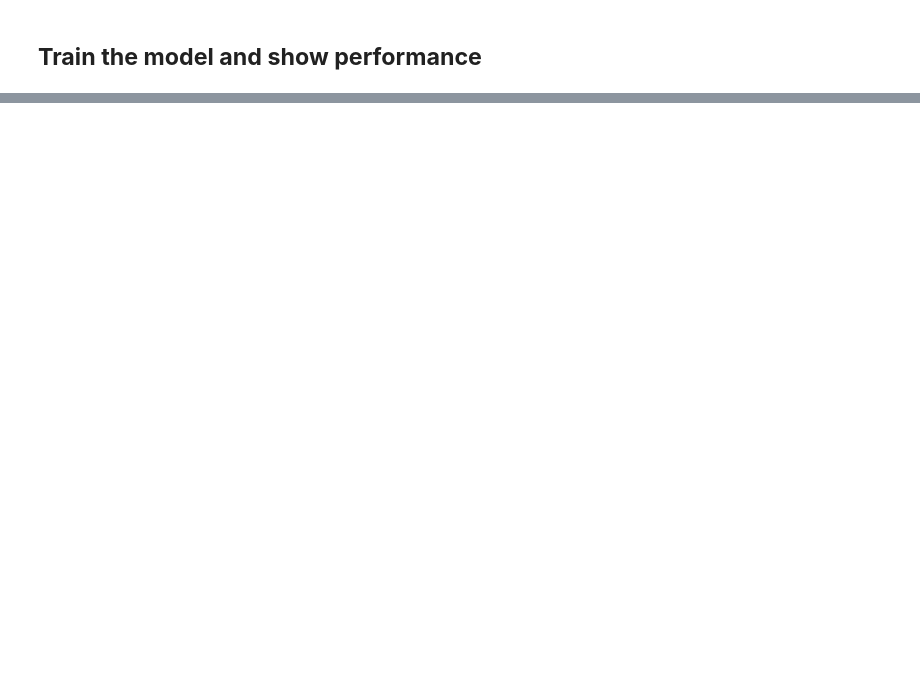
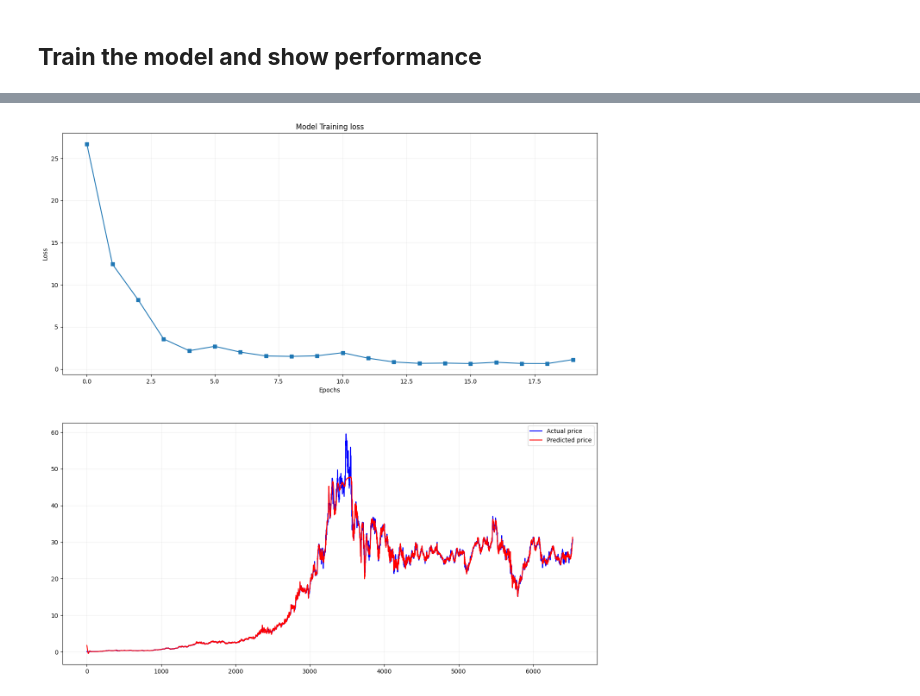
Before and after one commit to shre-db/stock-price-prediction-using-RNN-LSTM, a Jupyter notebook: notebook.ipynb, the cells around one changed output, grey strips where cells are left out. Cells and saved outputs as stored; diff of their text form; code cells hidden in the pictures; blank space fills up the shorter version.

Commit message:
Update notebook.ipynb
Trained an LSTM model with training iterations consisting of 20 epochs and tested with validation set.

```diff
--- a/notebook.ipynb
+++ b/notebook.ipynb
@@ -278,32 +285,38 @@ test_set = price[int(0.9*len(price)):]
 # %%
 # Create a class for the DL model
 class LSTMnet(nn.Module):
-  def __init__(self, input_size, num_hidden, num_layers, do_print=False):
+  def __init__(self, input_size, hidden_size, num_layers, batch_size, do_print=False):
     super().__init__()
 
     # hyperparameters
     self.input_size = input_size
-    self.num_hidden = num_hidden
+    self.hidden_size = hidden_size
     self.num_layers = num_layers
+    self.batch_size = batch_size
     self.do_print = do_print
 
     # LSTM layer
-    self.lstm = nn.LSTM(input_size, num_hidden, num_layers)
+    self.lstm = nn.LSTM(input_size, hidden_size, num_layers)
 
     # Output layer
-    self.output = nn.Linear(num_hidden, 1)
+    self.linear = nn.Linear(hidden_size, 1)
 
   def forward(self, X):
     if self.do_print: print(f'Input: {list(X.shape)}')
 
+    # Initialize the hidden and cell states to zero
+    h = torch.zeros(self.num_layers, self.batch_size, self.hidden_size)
+    c = torch.zeros(self.num_layers, self.batch_size, self.hidden_size)
+
     # run through the RNN layer
-    y,hidden = self.lstm(X)
-    if self.do_print: print(f'RNN-out: {list(y.shape)}')
+    output, hidden = self.lstm(X, (h, c))
+    if self.do_print: print(f'RNN-out: {list(output.shape)}')
     if self.do_print: print(f'RNN-hidden: {list(hidden[0].shape)}')
     if self.do_print: print(f'RNN-cell: {list(hidden[1].shape)}')
 
     # pass the LSTM output through the linear output layer
-    output = self.output(y)
+    output = self.linear(output)
+
     if self.do_print: print(f'Output: {list(output.shape)}')
 
     return output, hidden
@@ -311,17 +324,17 @@ class LSTMnet(nn.Module):
 # Test the model with some data
 # Network parameters
 input_size = 1
-num_hidden = 16
+hidden_size = 16
 num_layers = 2
-seqlength = 16
+seqlength = 3
 batchsize = 1
 
-net = LSTMnet(input_size, num_hidden, num_layers, do_print=True)
+net = LSTMnet(input_size, hidden_size, num_layers, batchsize, do_print=True)
 
 X = train_set[:seqlength].view(seqlength, batchsize, input_size).to(net.lstm.weight_ih_l0.dtype)
 y = train_set[seqlength].view(1,1)
 
-yHat, (h,c) = net(X)
+yHat, (h, c) = net(X)
 
 # Fetch the final prediction
 pred = yHat[-1]
@@ -449,0 +428,18 @@ Finished epoch 1/1
+# %%
+# Visualize the performance
+fig,ax = plt.subplots(2,1,figsize=(16,16))
+
+ax[0].plot(train_losses,'s-')
+ax[0].set_xlabel('Epochs')
+ax[0].set_ylabel('Loss')
+ax[0].set_title('Model Training loss')
+ax[0].grid(alpha=0.2)
+
+ax[1].plot(train_set, 'b-')
+ax[1].plot(training_preds, 'r-')
+ax[1].grid(alpha=0.2)
+ax[1].legend(['Actual price', 'Predicted price'])
+
+plt.show()
+# %% [output]
+[figure, added]
```
Also changed, not shown: parts of 13 cells of this notebook.
